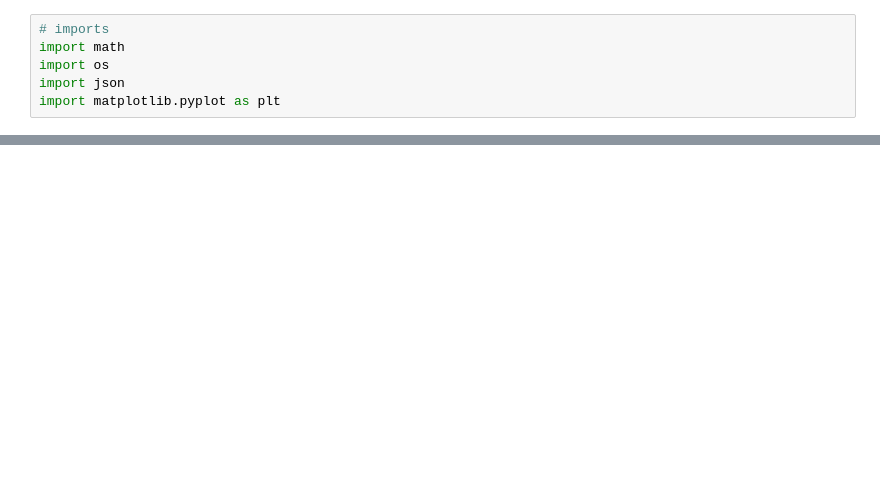
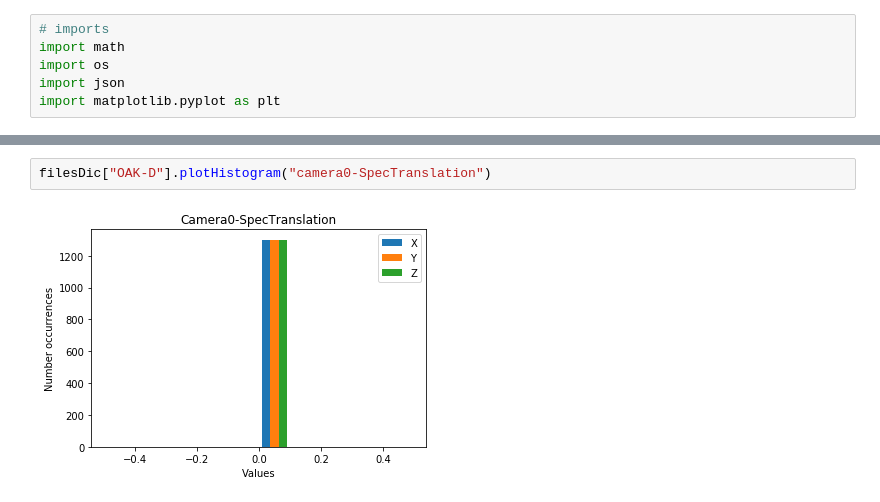
Before and after one commit to luxonis/depthai-experiments, a Jupyter notebook: parser/parserNotebook.ipynb, the cells around one changed output, grey strips where cells are left out. Saved outputs shown, nothing was run; the diff lists cells and outputs as text; blank space fills up the shorter version.

Commit message:
Added labeling to graphs
Added labels to graphs and changed graphs colors.

```diff
--- a/parser/parserNotebook.ipynb
+++ b/parser/parserNotebook.ipynb
@@ -424,0 +459,4 @@ filesDic["OAK-D"].plotHistogram("camera12-Rotation")
+# %%
+filesDic["OAK-D"].plotHistogram("camera0-SpecTranslation")
+# %% [output]
+[figure, added]
```
Also changed, not shown: parts of 2 cells of this notebook, 1 other file.
